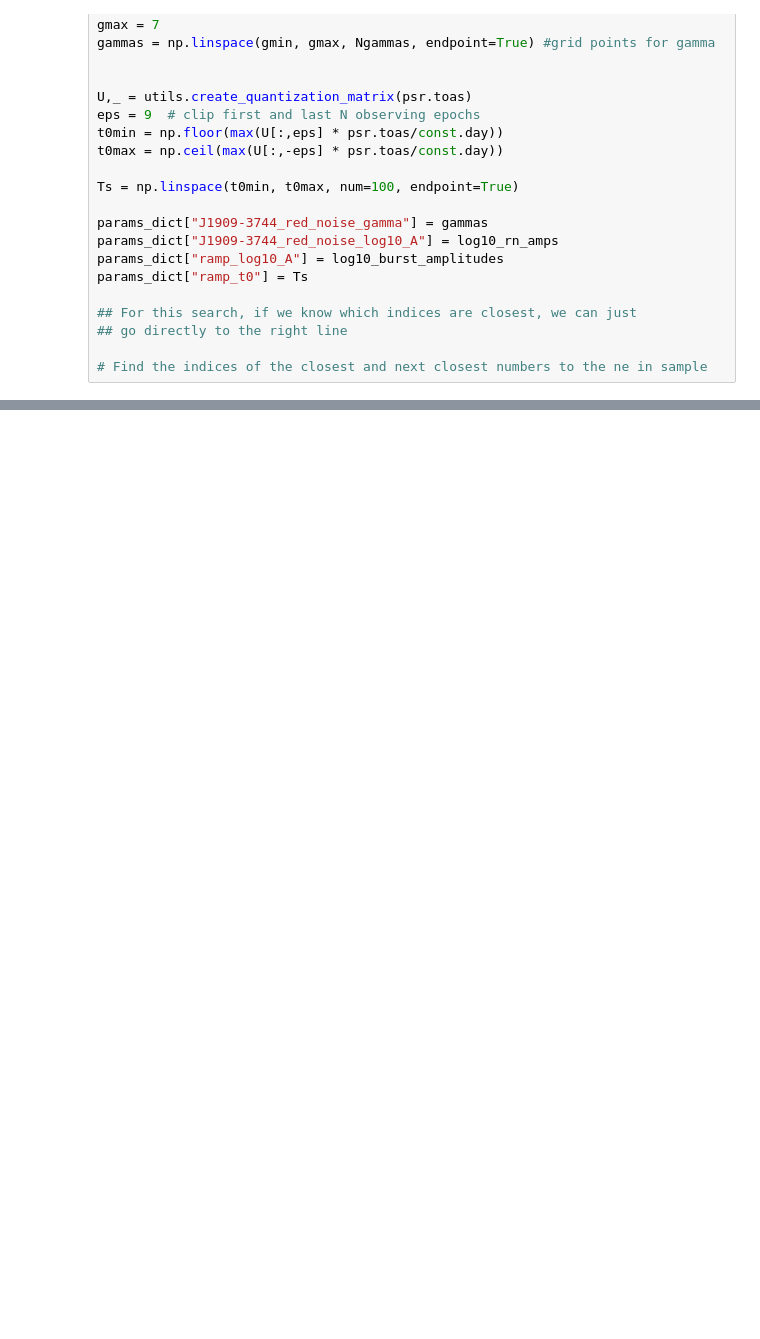
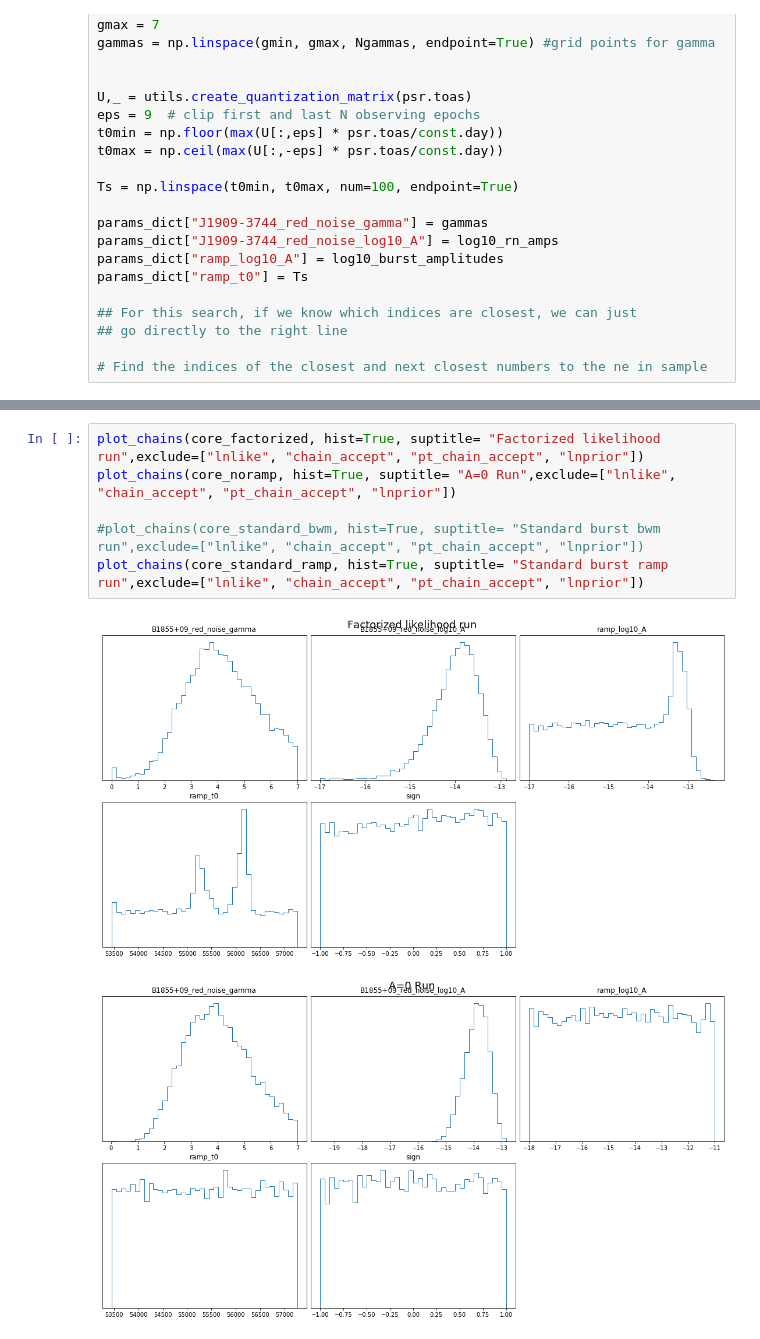
Before and after one commit to jerry-sun1/11yr_bwm_factorizedlikelihood, a Jupyter notebook: Scratch.ipynb, the cells around one changed output, grey strips where cells are left out. Drawn from its saved outputs; the diff is of its cells as text; blank space fills up the shorter version.

```diff
--- a/Scratch.ipynb
+++ b/Scratch.ipynb
@@ -256,0 +513,9 @@ closest_idx =
+# %%
+plot_chains(core_factorized, hist=True, suptitle= "Factorized likelihood run",exclude=["lnlike", "chain_accept", "pt_chain_accept", "lnprior"])
+plot_chains(core_noramp, hist=True, suptitle= "A=0 Run",exclude=["lnlike", "chain_accept", "pt_chain_accept", "lnprior"])
+
+#plot_chains(core_standard_bwm, hist=True, suptitle= "Standard burst bwm run",exclude=["lnlike", "chain_accept", "pt_chain_accept", "lnprior"])
+plot_chains(core_standard_ramp, hist=True, suptitle= "Standard burst ramp run",exclude=["lnlike", "chain_accept", "pt_chain_accept", "lnprior"])
+# %% [output]
+[figure, added]
+[figure, added]
```
Also changed, not shown: parts of 46 cells of this notebook, 2 other files.
